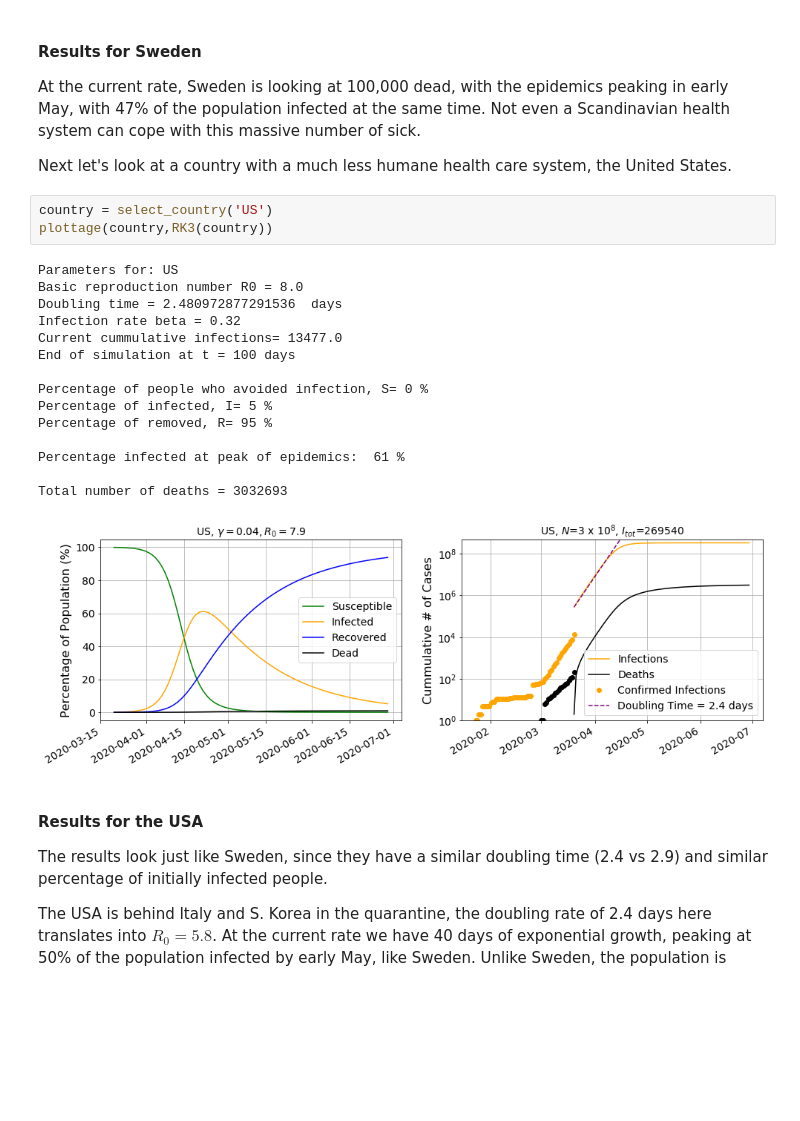
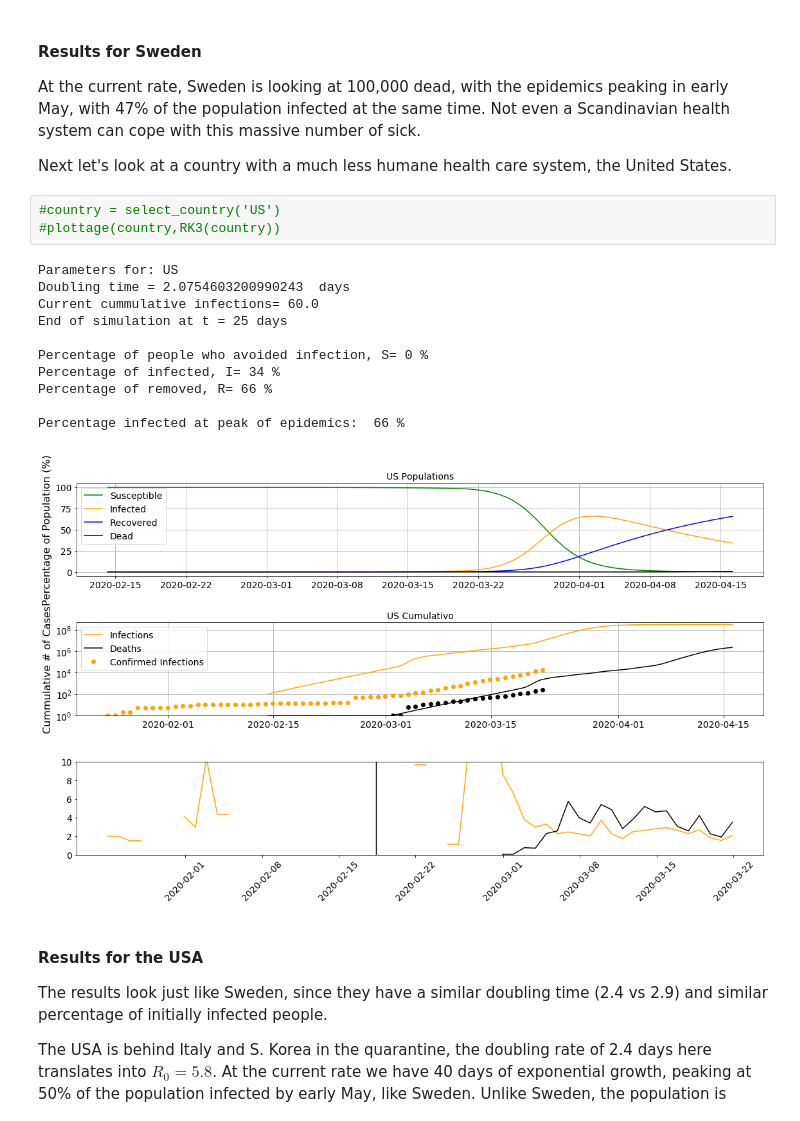
Before and after one commit to wlyra/covid19, a Jupyter notebook: covid19.ipynb, the cells around one changed output. Drawn from its saved outputs; the diff is of its cells as text; blank space fills up the shorter version.

```diff
--- a/covid19.ipynb
+++ b/covid19.ipynb
@@ -661,24 +638,20 @@ At the current rate, Sweden is looking at 100,000 dead, with the epidemics peaki
 
 Next let's look at a country with a much less humane health care system, the United States.
 # %%
-country = select_country('US')
-plottage(country,RK3(country))
+#country = select_country('US')
+#plottage(country,RK3(country))
 # %% [output]
 Parameters for: US
-Basic reproduction number R0 = 8.0
-Doubling time = 2.480972877291536  days
-Infection rate beta = 0.32
-Current cummulative infections= 13477.0
-End of simulation at t = 100 days
+Doubling time = 2.0754603200990243  days
+Current cummulative infections= 60.0
+End of simulation at t = 25 days
 
 Percentage of people who avoided infection, S= 0 %
-Percentage of infected, I= 5 %
-Percentage of removed, R= 95 %
+Percentage of infected, I= 34 %
+Percentage of removed, R= 66 %
 
-Percentage infected at peak of epidemics:  61 %
-
-Total number of deaths = 3032693
+Percentage infected at peak of epidemics:  66 %
-[figure, old version]
+[figure, new version]
 # %% [markdown]
 #### Results for the USA
 
```
Also changed, not shown: parts of 11 cells of this notebook.
